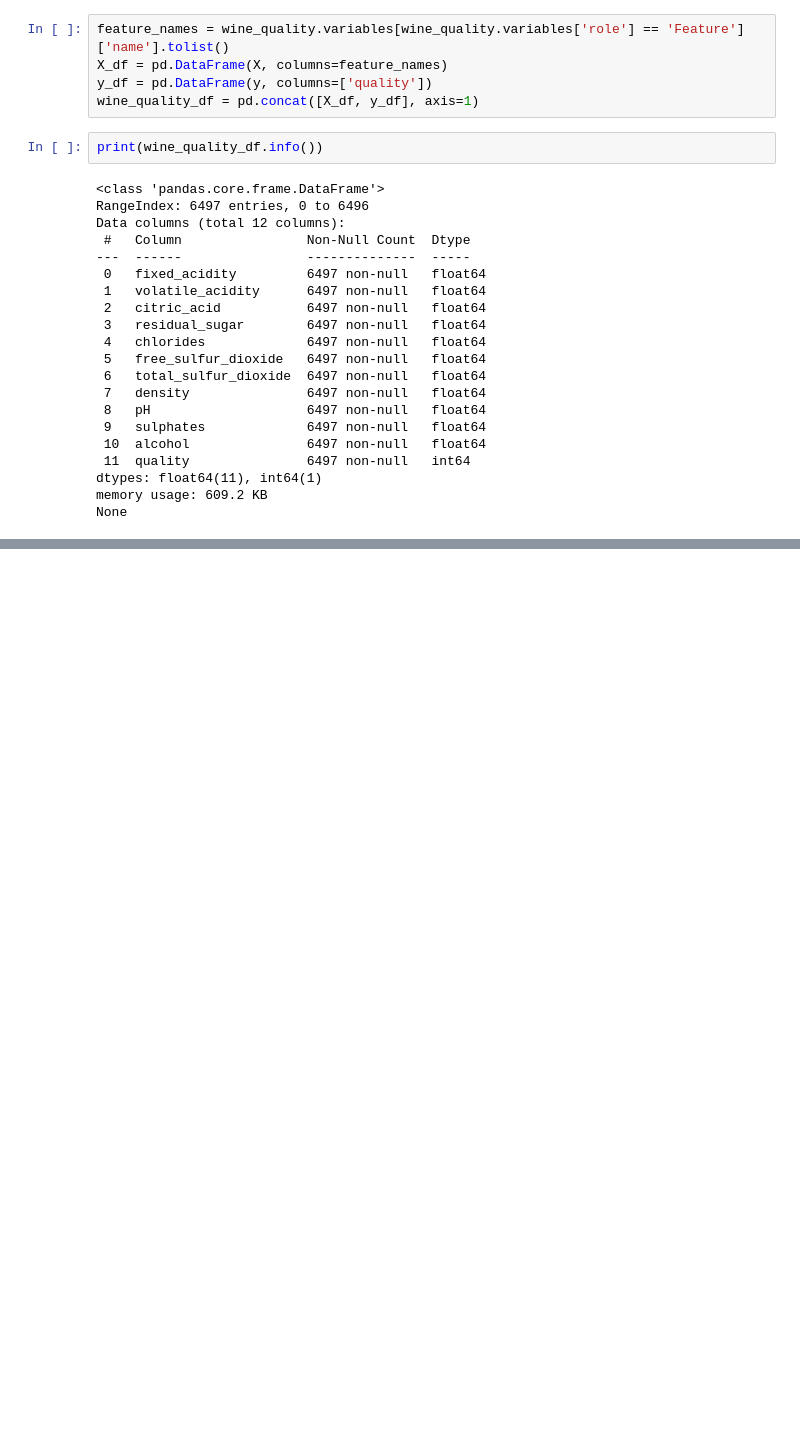
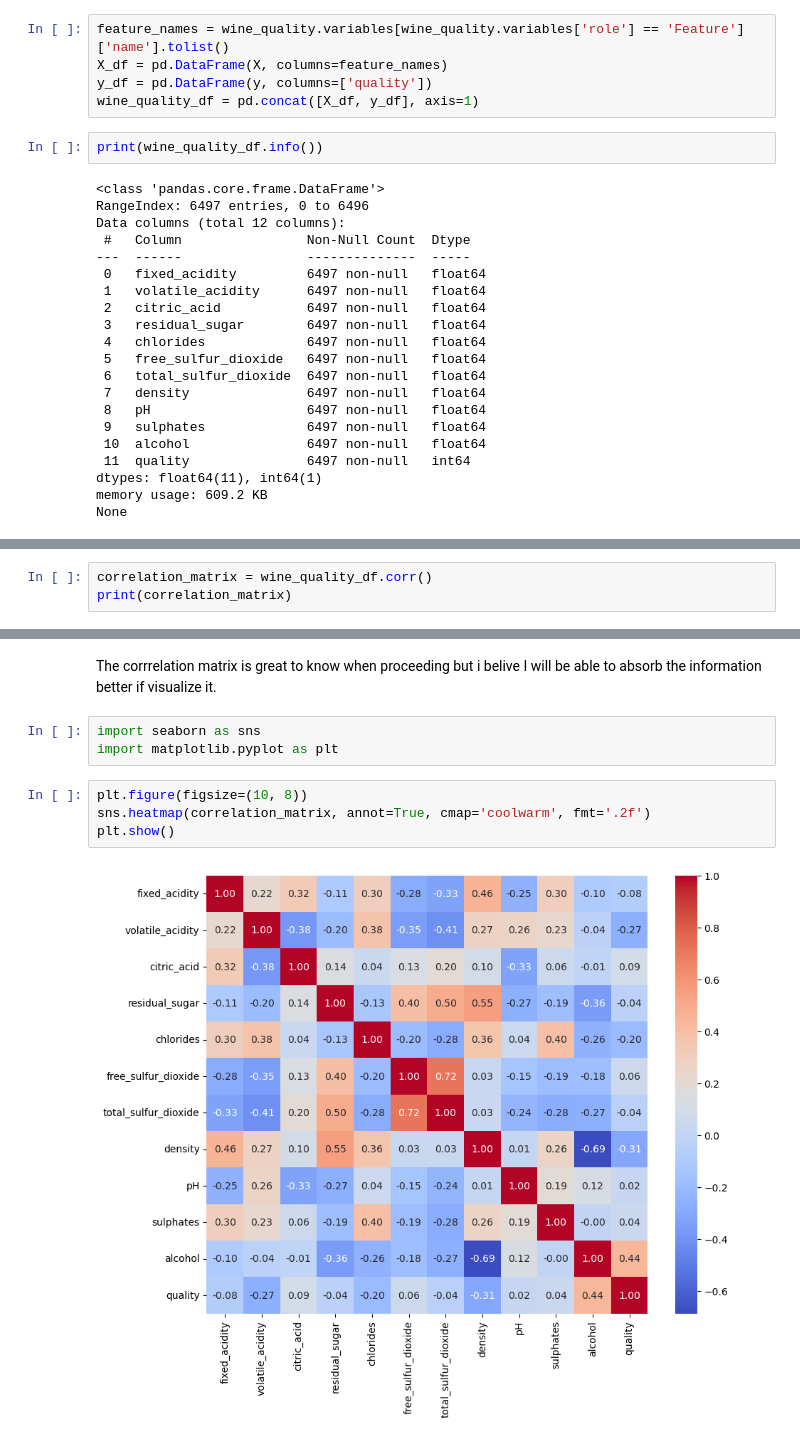
Before and after one commit to pratt-ml/supervised-learning-Mcjack1999, a Jupyter notebook: Assignment2.ipynb, the cells around one changed output, grey strips where cells are left out. Saved outputs shown, nothing was run; the diff lists cells and outputs as text; blank space fills up the shorter version.

```diff
--- a/Assignment2.ipynb
+++ b/Assignment2.ipynb
@@ -89,0 +150,3 @@ None
+# %%
+correlation_matrix = wine_quality_df.corr()
+print(correlation_matrix)
@@ -89,0 +171,11 @@ None
+# %% [markdown]
+The corrrelation matrix is great to know when proceeding but i belive I will be able to absorb the information better if visualize it.
+# %%
+import seaborn as sns
+import matplotlib.pyplot as plt
+# %%
+plt.figure(figsize=(10, 8))
+sns.heatmap(correlation_matrix, annot=True, cmap='coolwarm', fmt='.2f')
+plt.show()
+# %% [output]
+[figure, added]
```
Also changed, not shown: parts of 6 cells of this notebook.
